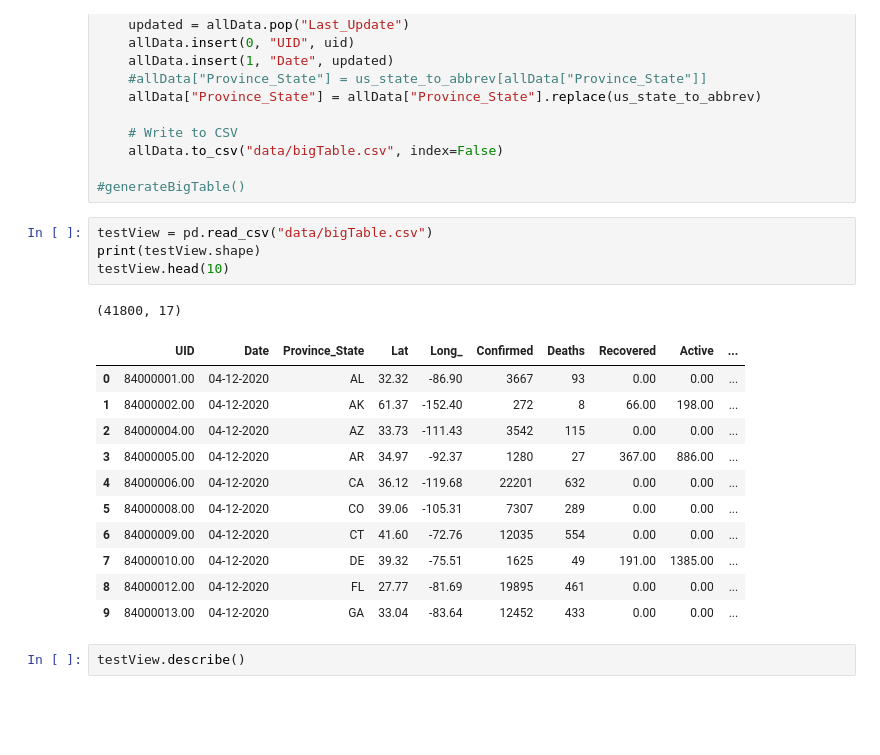
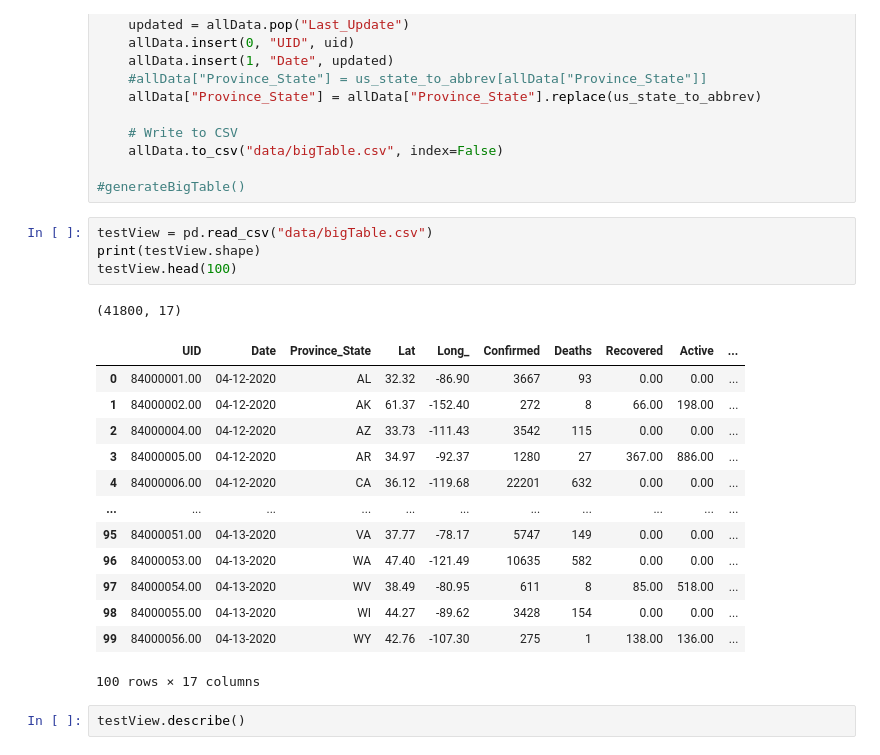
Before and after one commit to JacksonCown/webscrape-covid, a Jupyter notebook: soup.ipynb, the cells around one changed output. Cells and saved outputs as stored; diff of their text form; blank space fills up the shorter version.

```diff
--- a/soup.ipynb
+++ b/soup.ipynb
@@ -141,20 +141,22 @@ def generateBigTable(dates = dates):
 # %%
 testView = pd.read_csv("data/bigTable.csv")
 print(testView.shape)
-testView.head(10)
+testView.head(100)
 # %% [output]
 (41800, 17)
 |  | UID | Date | Province_State | Lat | Long_ | Confirmed | Deaths | Recovered | Active | ... |
 | 0 | 84000001.00 | 04-12-2020 | AL | 32.32 | -86.90 | 3667 | 93 | 0.00 | 0.00 | ... |
 | 1 | 84000002.00 | 04-12-2020 | AK | 61.37 | -152.40 | 272 | 8 | 66.00 | 198.00 | ... |
 | 2 | 84000004.00 | 04-12-2020 | AZ | 33.73 | -111.43 | 3542 | 115 | 0.00 | 0.00 | ... |
 | 3 | 84000005.00 | 04-12-2020 | AR | 34.97 | -92.37 | 1280 | 27 | 367.00 | 886.00 | ... |
 | 4 | 84000006.00 | 04-12-2020 | CA | 36.12 | -119.68 | 22201 | 632 | 0.00 | 0.00 | ... |
-| 5 | 84000008.00 | 04-12-2020 | CO | 39.06 | -105.31 | 7307 | 289 | 0.00 | 0.00 | ... |
-| 6 | 84000009.00 | 04-12-2020 | CT | 41.60 | -72.76 | 12035 | 554 | 0.00 | 0.00 | ... |
-| 7 | 84000010.00 | 04-12-2020 | DE | 39.32 | -75.51 | 1625 | 49 | 191.00 | 1385.00 | ... |
-| 8 | 84000012.00 | 04-12-2020 | FL | 27.77 | -81.69 | 19895 | 461 | 0.00 | 0.00 | ... |
-| 9 | 84000013.00 | 04-12-2020 | GA | 33.04 | -83.64 | 12452 | 433 | 0.00 | 0.00 | ... |
+| ... | ... | ... | ... | ... | ... | ... | ... | ... | ... | ... |
+| 95 | 84000051.00 | 04-13-2020 | VA | 37.77 | -78.17 | 5747 | 149 | 0.00 | 0.00 | ... |
+| 96 | 84000053.00 | 04-13-2020 | WA | 47.40 | -121.49 | 10635 | 582 | 0.00 | 0.00 | ... |
+| 97 | 84000054.00 | 04-13-2020 | WV | 38.49 | -80.95 | 611 | 8 | 85.00 | 518.00 | ... |
+| 98 | 84000055.00 | 04-13-2020 | WI | 44.27 | -89.62 | 3428 | 154 | 0.00 | 0.00 | ... |
+| 99 | 84000056.00 | 04-13-2020 | WY | 42.76 | -107.30 | 275 | 1 | 138.00 | 136.00 | ... |
+100 rows × 17 columns
 # %%
 testView.describe()
 # %% [output]
```
Also changed, not shown: parts of 2 cells of this notebook.
